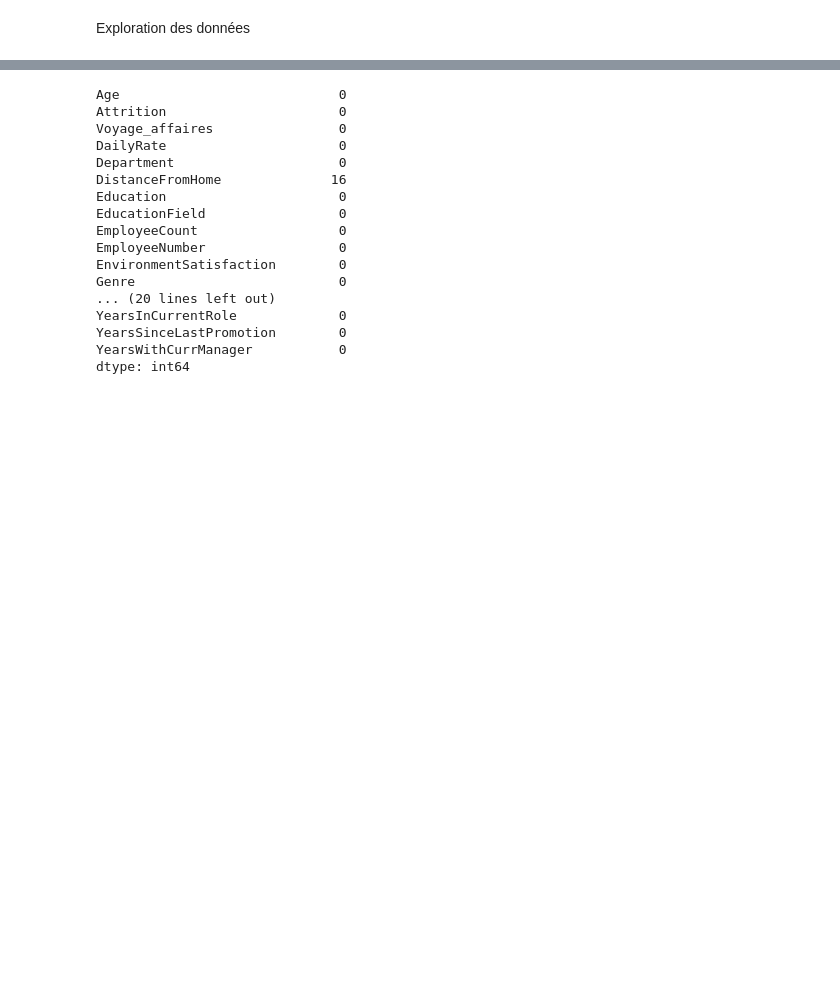
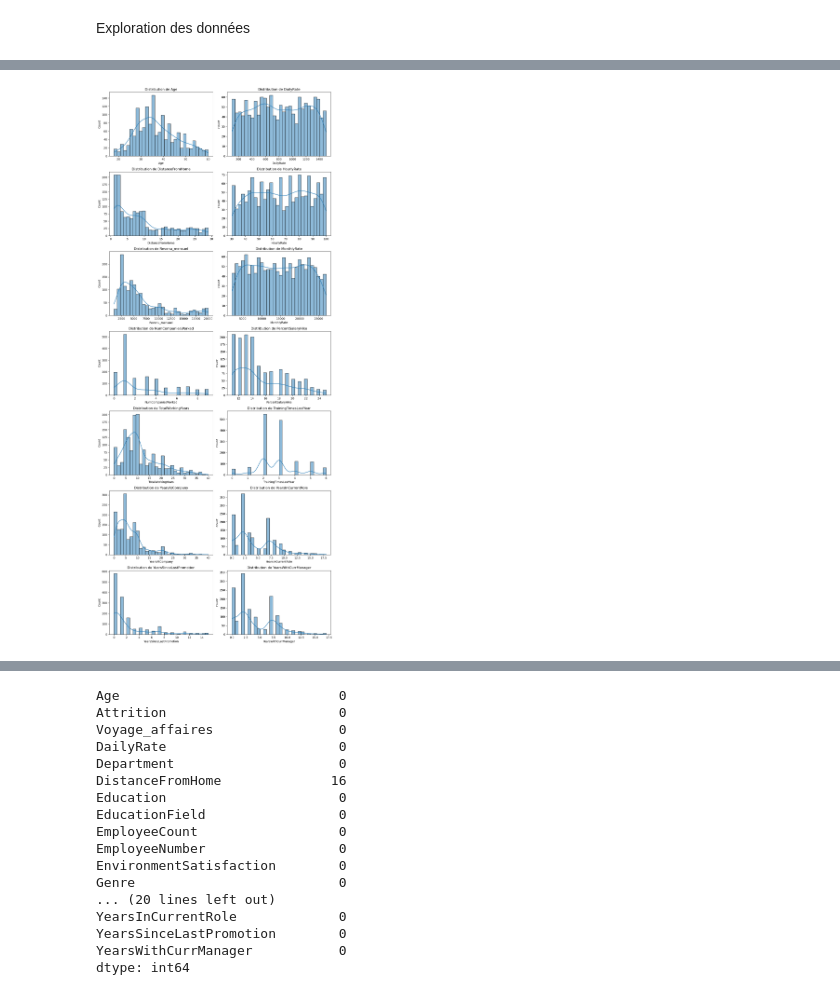
Before and after one commit to ds-learning-journey/Imbalanced_Data_Methods, a Jupyter notebook: Imbalanced_Methods_NoteBook.ipynb, the cells around one changed output, grey strips where cells are left out. Saved outputs shown, nothing was run; the diff lists cells and outputs as text; code cells hidden in the pictures; blank space fills up the shorter version.

```diff
--- a/Imbalanced_Methods_NoteBook.ipynb
+++ b/Imbalanced_Methods_NoteBook.ipynb
@@ -28,0 +108,27 @@ Exploration des données
+# %%
+n = len(quant_features)
+n_rows = math.ceil(n / 2)
+
+fig, axes = plt.subplots(n_rows, 2, figsize=(12, 4 * n_rows))
+
+# Aplatir la matrice des axes pour itérer facilement
+axes = axes.flatten()
+
+# Boucle sur les variables
+for i, col in enumerate(quant_features):
+    sns.histplot(
+        Attrition_df[col],
+        kde=True,
+        ax=axes[i],
+        bins=30
+    )
+    axes[i].set_title(f"Distribution de {col}")
+
+# Supprimer les axes inutilisés (si nombre impair)
+for j in range(i + 1, len(axes)):
+    fig.delaxes(axes[j])
+
+plt.tight_layout()
+plt.show()
+# %% [output]
+[figure, added]
```
Also changed, not shown: parts of 13 cells of this notebook.
